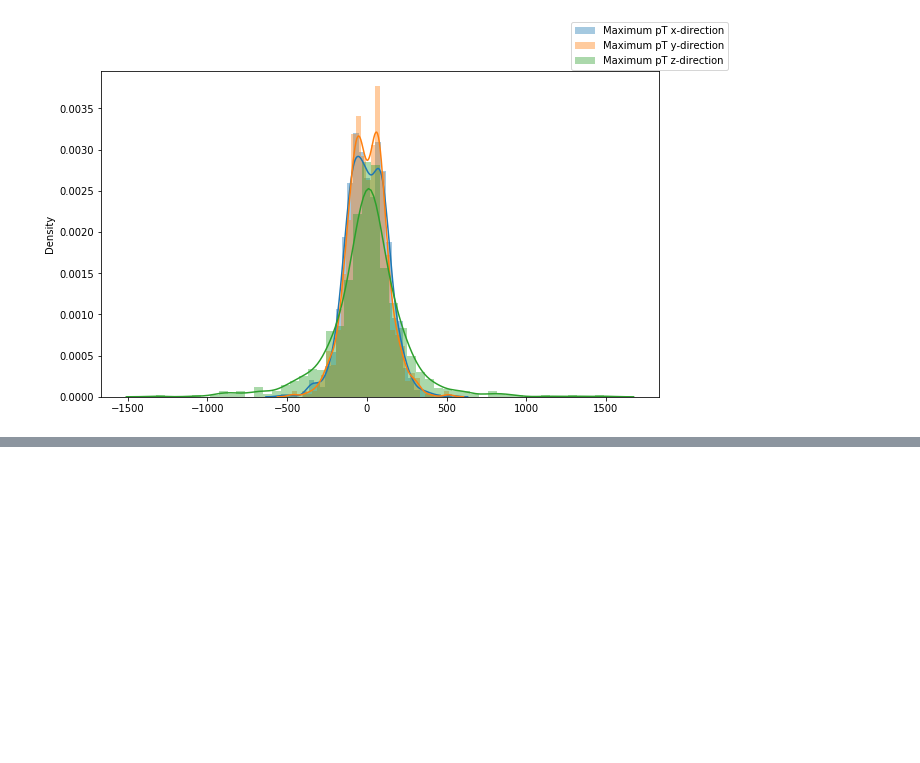
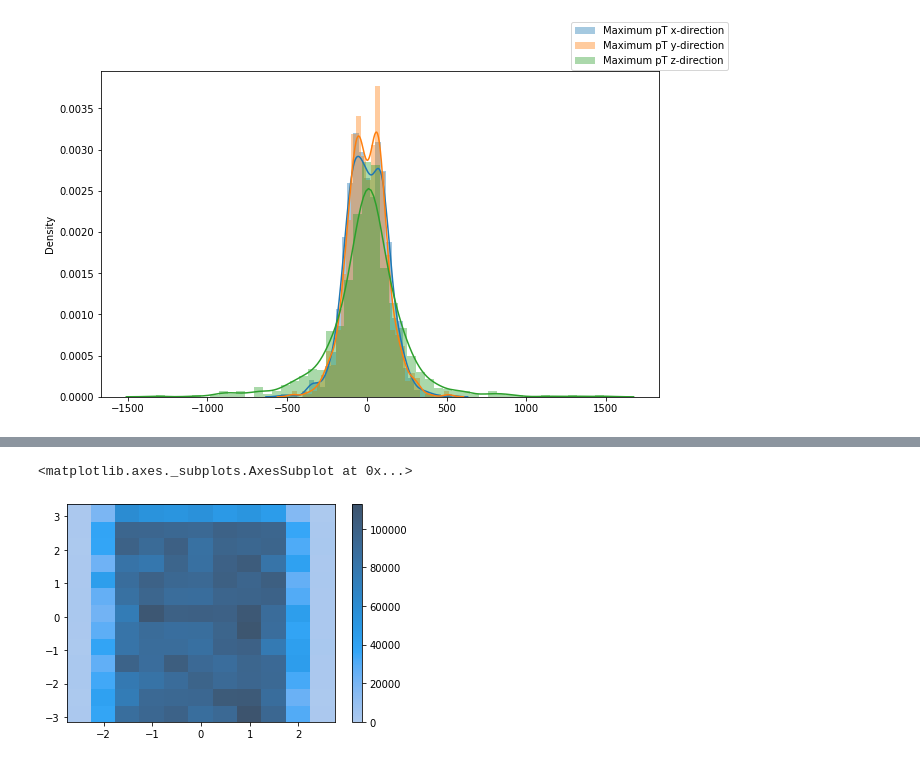
Before and after one commit to murnanedaniel/lorentznet, a Jupyter notebook: notebooks/DataExplore/0-DM-InitialExploration.ipynb, the cells around one changed output, grey strips where cells are left out. Saved outputs shown, nothing was run; the diff lists cells and outputs as text; code cells hidden in the pictures; blank space fills up the shorter version.

```diff
--- a/notebooks/DataExplore/0-DM-InitialExploration.ipynb
+++ b/notebooks/DataExplore/0-DM-InitialExploration.ipynb
@@ -72,0 +140,18 @@ fig.legend()
+# %%
+%%time
+num_jets  = 10000
+df_sample = df.sample(n = num_jets)
+
+all_eta_values, all_phi_values, all_energies = [], [], []
+
+for jet in range(len(df_sample)):
+
+    eta_values, phi_values, energies = get_eta_phi_values(df_sample.iloc[jet])
+
+    all_eta_values.append(eta_values)
+    all_phi_values.append(phi_values)
+    all_energies.append(energies)
+
+all_eta_values = np.concatenate(all_eta_values)
+all_phi_values = np.concatenate(all_phi_values)
+all_energies = np.concatenate(all_energies)
@@ -72,0 +161,5 @@ fig.legend()
+# %%
+sns.histplot(x = all_eta_values, y = all_phi_values, weights = all_energies, binwidth=0.5, palette=matplotlib.colors.Colormap("viridis"), cbar=True)
+# %% [output]
+<matplotlib.axes._subplots.AxesSubplot at 0x...>
+[figure, added]
```
Also changed, not shown: parts of 15 cells of this notebook.
